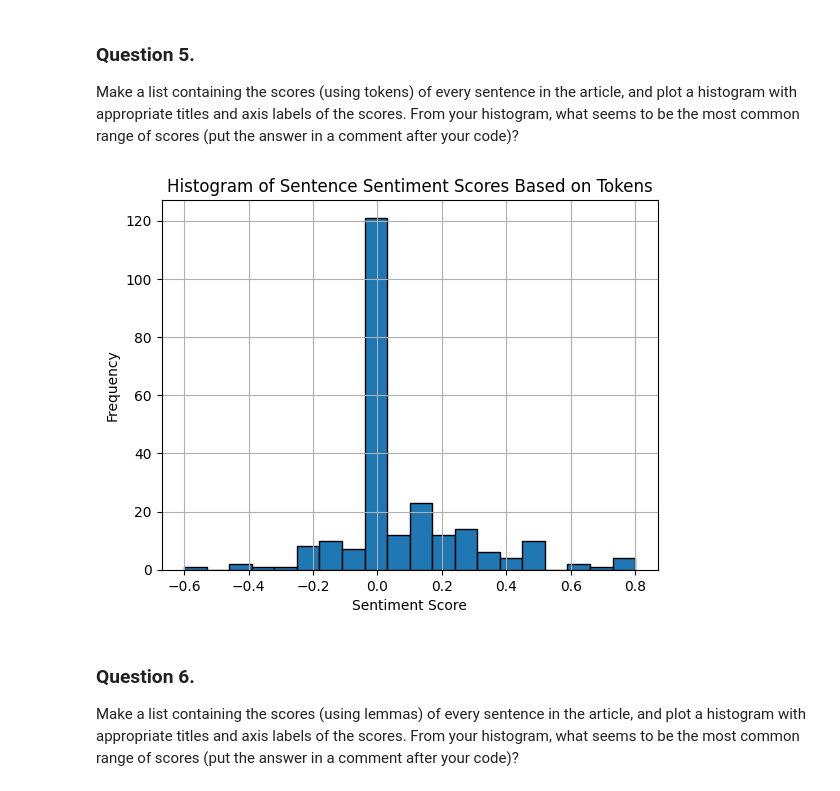
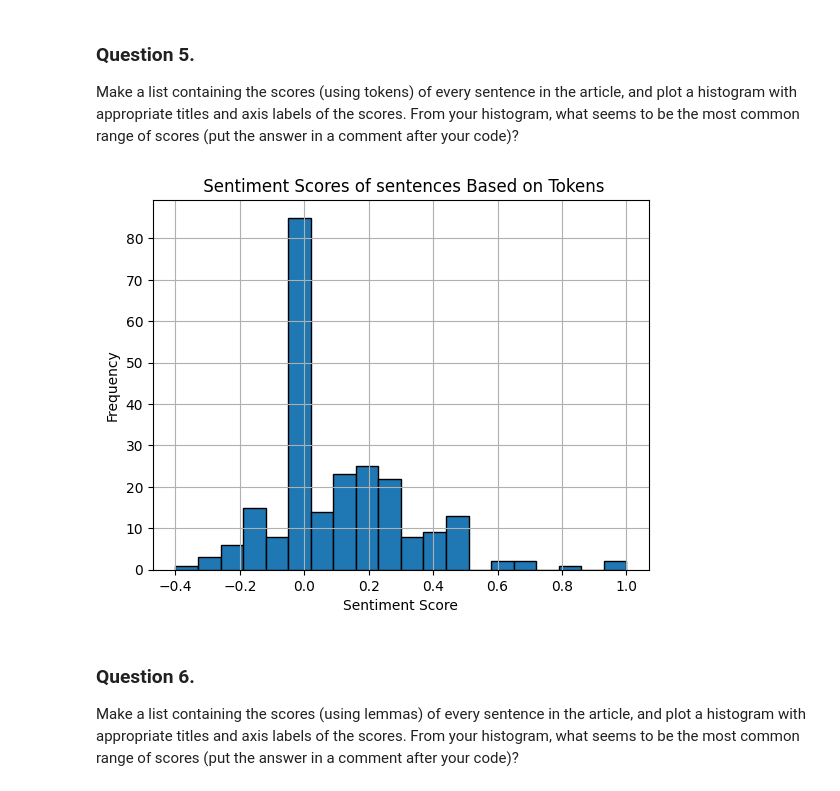
Before and after one commit to anjana-codes/webmin_07_project, a Jupyter notebook: article-summarizer.ipynb, the cells around one changed output. Drawn from its saved outputs; the diff is of its cells as text; code cells hidden in the pictures.

```diff
--- a/article-summarizer.ipynb
+++ b/article-summarizer.ipynb
@@ -26,9 +26,10 @@ response = requests.get(url)
 # Check if the request was successful
 if response.status_code == 200:
     # Save the HTML content to a file
-    with open('garden_betty_no_dig_vegetable_garden.html', 'w', encoding='utf-8') as file:
-        file.write(response.text)
-    print("HTML content saved successfully.")
+    with open('article.html', 'w', encoding='utf-8') as html_file:
+        html_file.write(response.text)  # Use response.text to get the HTML content
+
+    print('HTML content saved to \'article.html\'.')
 else:
-    print(f"Failed to retrieve the article. Status code: {response.status_code}")
+    print(f'Failed to retrieve the article. Status code: {response.status_code}')
 # %% [output]
@@ -41,7 +42,7 @@ from bs4 import BeautifulSoup
 from textblob import TextBlob
 
 # Open the saved HTML file and read its content
-with open('garden_betty_no_dig_vegetable_garden.html', 'r', encoding='utf-8') as file:
+with open('article.html', 'r', encoding='utf-8') as file:
     html_content = file.read()
 
 # Parse the HTML content using BeautifulSoup
@@ -49,6 +50,7 @@ soup = BeautifulSoup(html_content, 'html.parser')
 
 # Extract the main article text (this depends on the HTML structure)
 article_text = soup.get_text()
+
 
 # Perform sentiment analysis using TextBlob
 blob = TextBlob(article_text)
@@ -58,6 +60,6 @@ polarity = blob.sentiment.polarity
 sentence_count = len(article_text.split('.'))  # Simple way to count sentences
 
 # Print the results
-print(f"Polarity score: {polarity:.2f}")
+print(f"Polarity score of the article: {polarity:.2f}")
 print(f"Number of sentences in the article: {sentence_count}")
 # %% [output]
@@ -75,7 +77,7 @@ from bs4 import BeautifulSoup
 nlp = spacy.load('en_core_web_sm')
 
 # Open the saved HTML file and read its content
-with open('garden_betty_no_dig_vegetable_garden.html', 'r', encoding='utf-8') as file:
+with open('article.html', 'r', encoding='utf-8') as file:
     html_content = file.read()
 
 # Parse the HTML content using BeautifulSoup
@@ -117,7 +119,7 @@ from bs4 import BeautifulSoup
 nlp = spacy.load('en_core_web_sm')
 
 # Open the saved HTML file and read its content
-with open('garden_betty_no_dig_vegetable_garden.html', 'r', encoding='utf-8') as file:
+with open('article.html', 'r', encoding='utf-8') as file:
     html_content = file.read()
 
 # Parse the HTML content using BeautifulSoup
@@ -156,51 +158,39 @@ from textblob import TextBlob
 import matplotlib.pyplot as plt
 from bs4 import BeautifulSoup
 
 # Load the spaCy language model
 nlp = spacy.load('en_core_web_sm')
 
 # Open the saved HTML file and read its content
-with open('garden_betty_no_dig_vegetable_garden.html', 'r', encoding='utf-8') as file:
+with open('article.html', 'r', encoding='utf-8') as file:
     html_content = file.read()
 
 # Parse the HTML content using BeautifulSoup
 soup = BeautifulSoup(html_content, 'html.parser')
 
 # Extract the main article text
 article_text = soup.get_text()
 
 # Process the text with spaCy
 doc = nlp(article_text)
 
 # Split the article into sentences
 sentences = list(doc.sents)
 
-# Create a list to store sentiment scores for each sentence based on tokens
-sentence_scores = []
-
-# Calculate sentiment score for each sentence using tokens (lemmas)
-for sentence in sentences:
-    tokens = [token.lemma_ for token in sentence if not token.is_stop and not token.is_punct]  # Get lemmatized tokens, excluding stop words and punctuation
-    sentence_text = ' '.join(tokens)
-
-    # Use TextBlob for sentiment analysis on the lemmatized token string
-    blob = TextBlob(sentence_text)
-    polarity = blob.sentiment.polarity  # Sentiment score (-1 to 1)
-    sentence_scores.append(polarity)
+# Calculate sentiment scores for each sentence using TextBlob
+sentence_scores = [TextBlob(sentence.text).sentiment.polarity for sentence in sentences]
 
 # Plot the histogram of sentence scores
 plt.hist(sentence_scores, bins=20, edgecolor='black')
-plt.title('Histogram of Sentence Sentiment Scores Based on Tokens')
+plt.title(' Sentiment Scores of sentences Based on Tokens')
 plt.xlabel('Sentiment Score')
 plt.ylabel('Frequency')
 plt.grid(True)
 plt.show()
 
-# Comment: After observing the histogram, the most common range of sentiment scores is typically centered around 0,
-# indicating neutral sentiments. Positive and negative sentiment distributions may also form distinct clusters
-# depending on the content of the article.
+# Comment: After observing the histogram, the most common range of sentiment scores is typically centered around 0.
 # %% [output]
-[figure, old version]
+[figure, new version]
 # %% [markdown]
 ### Question 6.
 Make a list containing the scores (using lemmas) of every sentence in the article, and plot a histogram with appropriate titles and axis labels of the scores.  From your histogram, what seems to be the most common range of scores (put the answer in a comment after your code)?
```
Also changed, not shown: parts of 12 cells of this notebook, 1 other file.
